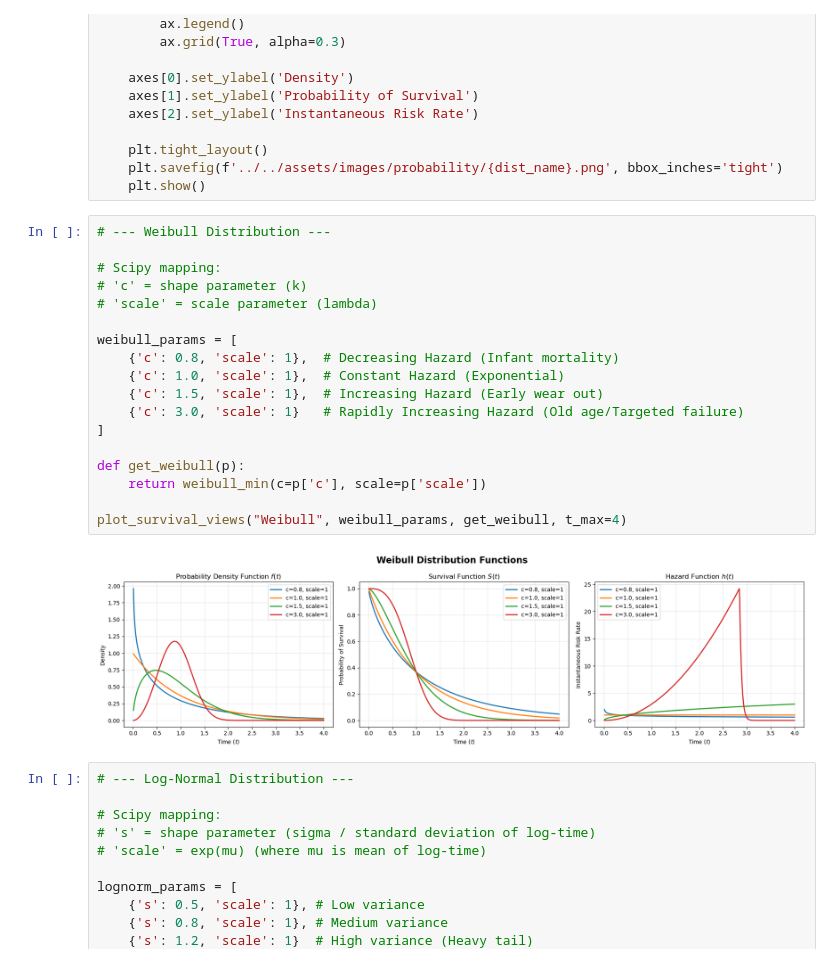
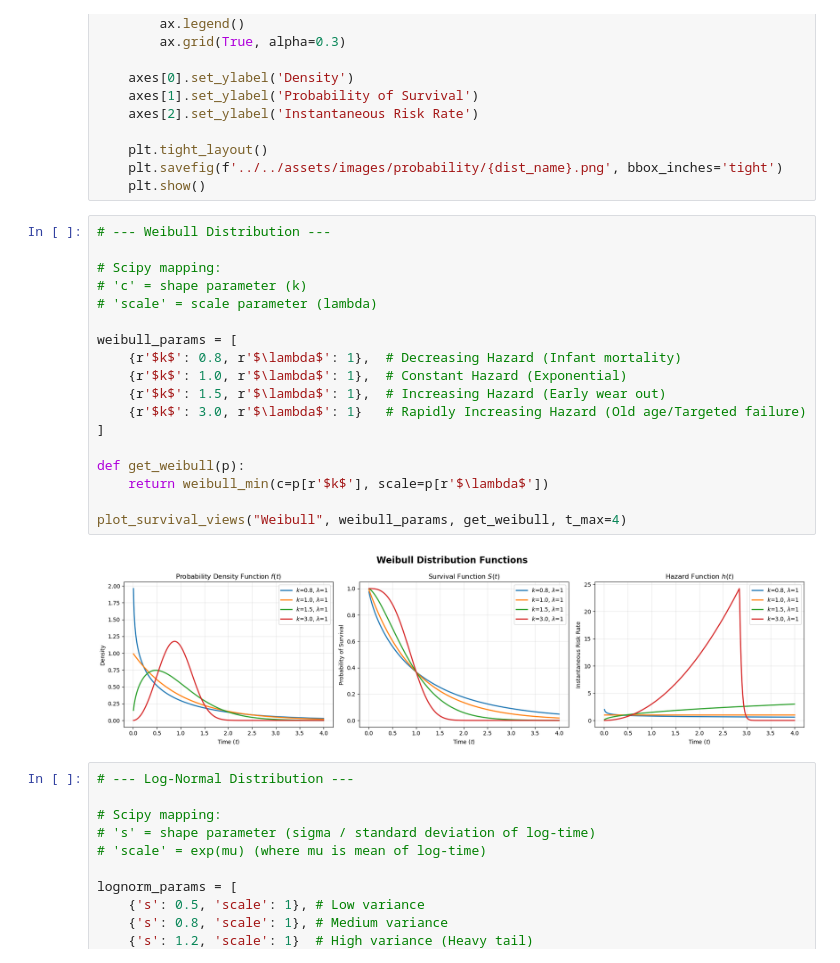
Before and after one commit to vzahorui/vzahorui.github.io, a Jupyter notebook: jupyter_notebooks/ditributions/plot_distributions.ipynb, the cells around one changed output. Saved outputs shown, nothing was run; the diff lists cells and outputs as text.

```diff
--- a/jupyter_notebooks/ditributions/plot_distributions.ipynb
+++ b/jupyter_notebooks/ditributions/plot_distributions.ipynb
@@ -308,23 +308,23 @@ def plot_survival_views(dist_name, params_list, func_generator, t_max=10):
 # %%
 # --- Weibull Distribution ---
 
 # Scipy mapping:
 # 'c' = shape parameter (k)
 # 'scale' = scale parameter (lambda)
 
 weibull_params = [
-    {'c': 0.8, 'scale': 1},  # Decreasing Hazard (Infant mortality)
-    {'c': 1.0, 'scale': 1},  # Constant Hazard (Exponential)
-    {'c': 1.5, 'scale': 1},  # Increasing Hazard (Early wear out)
-    {'c': 3.0, 'scale': 1}   # Rapidly Increasing Hazard (Old age/Targeted failure)
+    {r'$k$': 0.8, r'$\lambda$': 1},  # Decreasing Hazard (Infant mortality)
+    {r'$k$': 1.0, r'$\lambda$': 1},  # Constant Hazard (Exponential)
+    {r'$k$': 1.5, r'$\lambda$': 1},  # Increasing Hazard (Early wear out)
+    {r'$k$': 3.0, r'$\lambda$': 1}   # Rapidly Increasing Hazard (Old age/Targeted failure)
 ]
 
 def get_weibull(p):
-    return weibull_min(c=p['c'], scale=p['scale'])
+    return weibull_min(c=p[r'$k$'], scale=p[r'$\lambda$'])
 
 plot_survival_views("Weibull", weibull_params, get_weibull, t_max=4)
 # %% [output]
-[figure, old version]
+[figure, new version]
 # %%
 # --- Log-Normal Distribution ---
 
```
Also changed, not shown: parts of 1 cell of this notebook, 3 other files.
